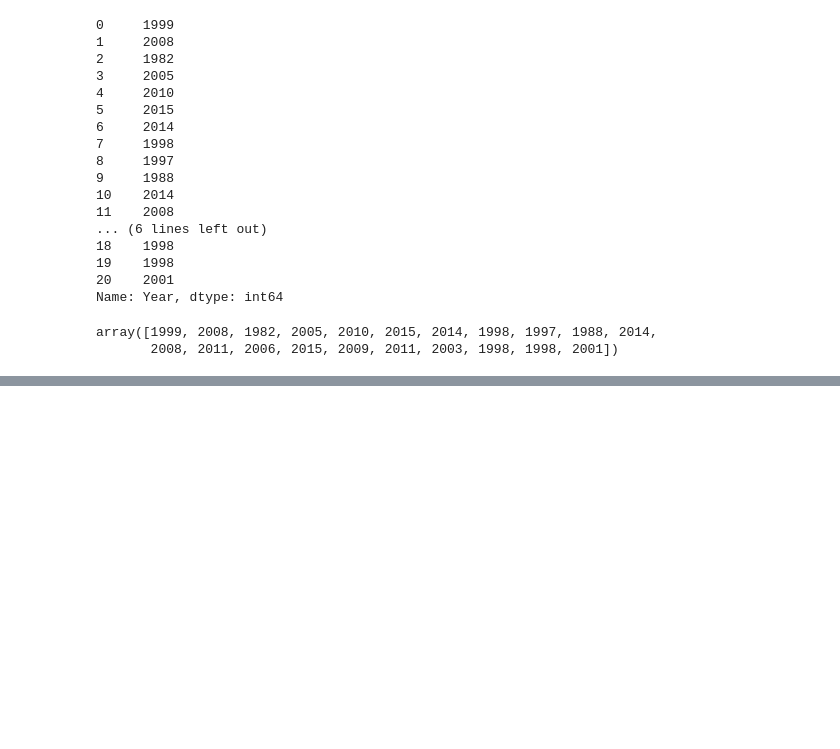
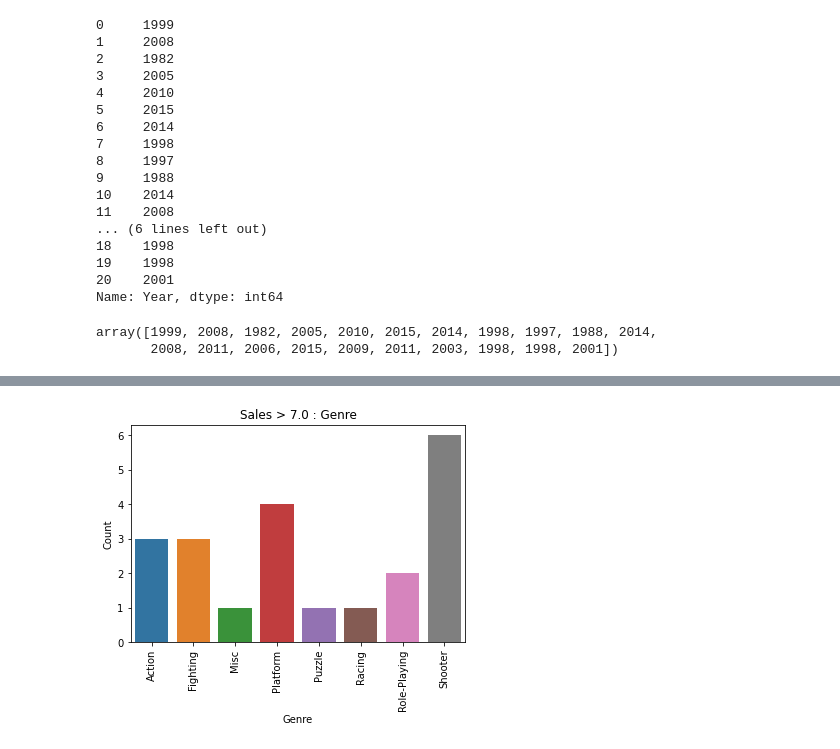
Before and after one commit to sh00-git/Project1-what-games-to-design-in-the-next-quarter, a Jupyter notebook: AI_14_박송희_Section1.ipynb, the cells around one changed output, grey strips where cells are left out. Cells and saved outputs as stored; diff of their text form; code cells hidden in the pictures; blank space fills up the shorter version.

```diff
--- a/AI_14_박송희_Section1.ipynb
+++ b/AI_14_박송희_Section1.ipynb
@@ -895,0 +941,3 @@ plt.plot(by_sales.set_index('Year')[by_sales.set_index('Year')['Global_Sales'] >
+# %%
+genre_df = pd.DataFrame(by_sales.set_index('Year')[by_sales.set_index('Year')['Global_Sales'] >= 7.0].groupby('Genre').size()).rename(columns={0:'Count'}).reset_index()
+genre_df
@@ -895,0 +954,7 @@ plt.plot(by_sales.set_index('Year')[by_sales.set_index('Year')['Global_Sales'] >
+# %%
+sns.barplot(x='Genre', y='Count', data=genre_df)
+plt.xticks(rotation=90)
+plt.title("Sales > 7.0 : Genre")
+plt.show()
+# %% [output]
+[figure, added]
```
Also changed, not shown: parts of 18 cells of this notebook.
